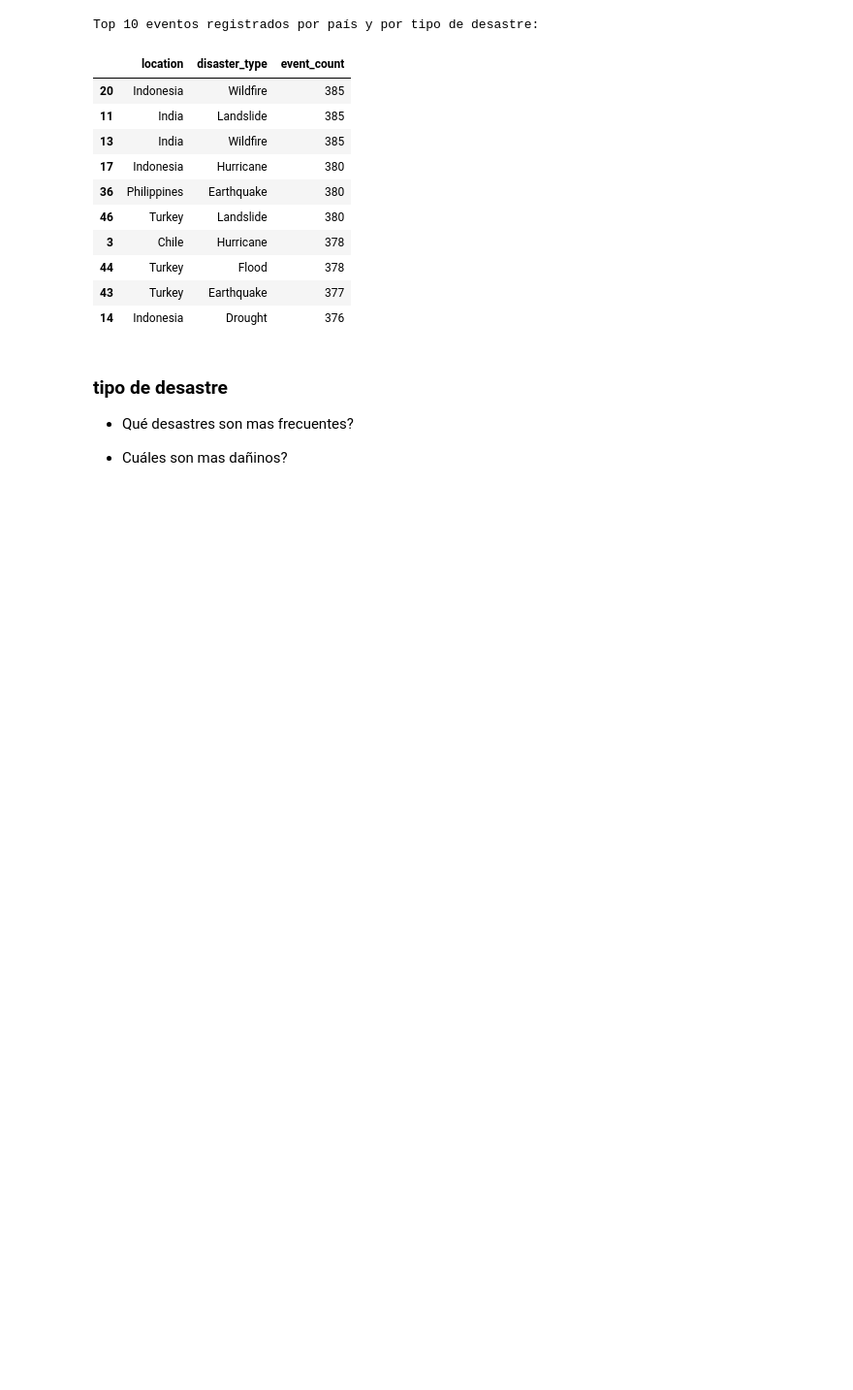
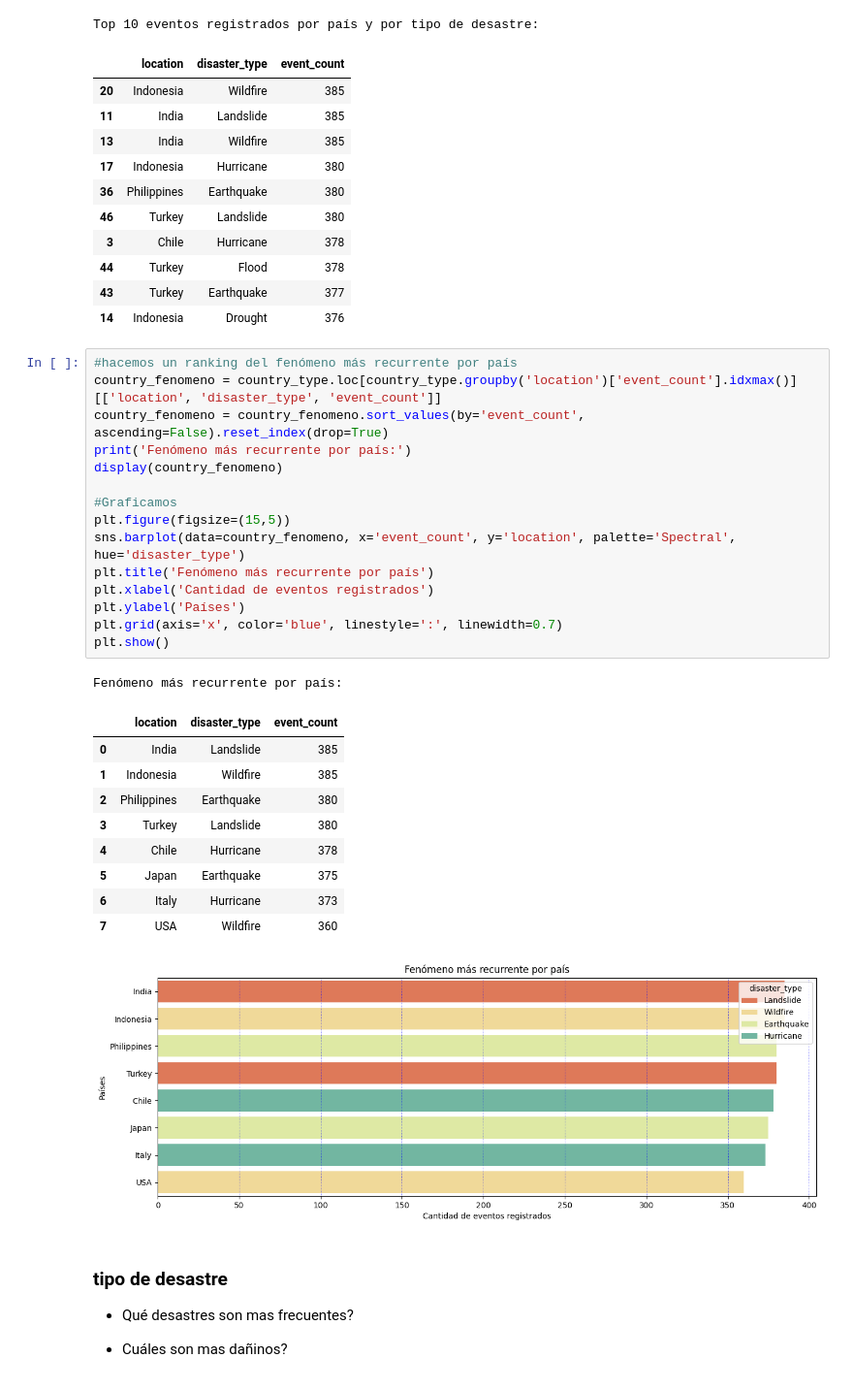
Before and after one commit to ailinalvarez/natural_disaster, a Jupyter notebook: disaster_event.ipynb, the cells around one changed output. Shown at 97% size. Cells and saved outputs as stored; diff of their text form; blank space fills up the shorter version.

```diff
--- a/disaster_event.ipynb
+++ b/disaster_event.ipynb
@@ -329,6 +364,33 @@ Top 10 eventos registrados por país y por tipo de desastre:
 | 44 | Turkey | Flood | 378 |
 | 43 | Turkey | Earthquake | 377 |
 | 14 | Indonesia | Drought | 376 |
+# %%
+#hacemos un ranking del fenómeno más recurrente por país
+country_fenomeno = country_type.loc[country_type.groupby('location')['event_count'].idxmax()][['location', 'disaster_type', 'event_count']]
+country_fenomeno = country_fenomeno.sort_values(by='event_count', ascending=False).reset_index(drop=True)
+print('Fenómeno más recurrente por país:')
+display(country_fenomeno)
+
+#Graficamos
+plt.figure(figsize=(15,5))
+sns.barplot(data=country_fenomeno, x='event_count', y='location', palette='Spectral', hue='disaster_type')
+plt.title('Fenómeno más recurrente por país')
+plt.xlabel('Cantidad de eventos registrados')
+plt.ylabel('Países')
+plt.grid(axis='x', color='blue', linestyle=':', linewidth=0.7)
+plt.show()
+# %% [output]
+Fenómeno más recurrente por país:
+|  | location | disaster_type | event_count |
+| 0 | India | Landslide | 385 |
+| 1 | Indonesia | Wildfire | 385 |
+| 2 | Philippines | Earthquake | 380 |
+| 3 | Turkey | Landslide | 380 |
+| 4 | Chile | Hurricane | 378 |
+| 5 | Japan | Earthquake | 375 |
+| 6 | Italy | Hurricane | 373 |
+| 7 | USA | Wildfire | 360 |
+[figure, added]
 # %% [markdown]
 ### tipo de desastre
 
```
Also changed, not shown: parts of 12 cells of this notebook.
